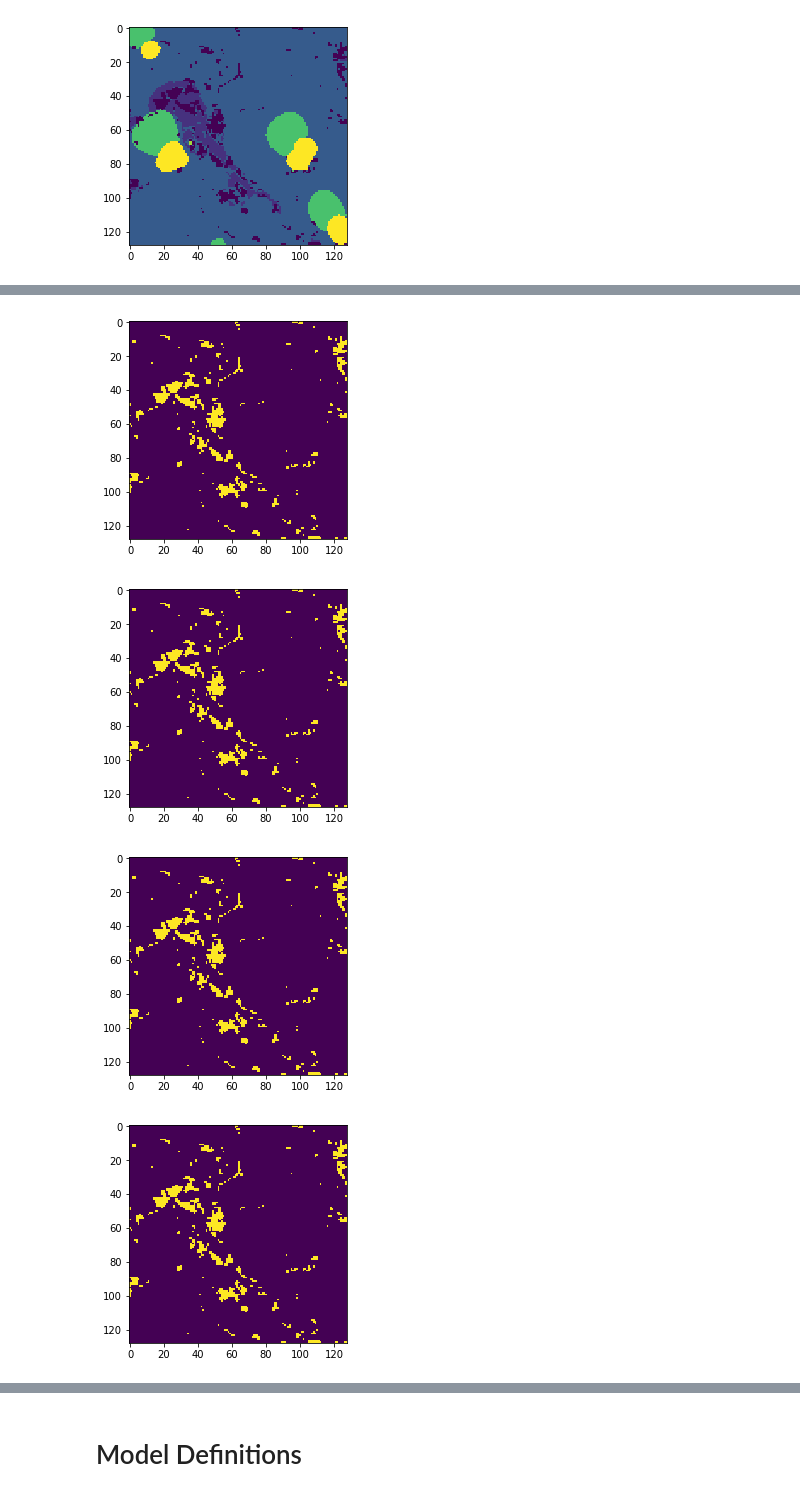
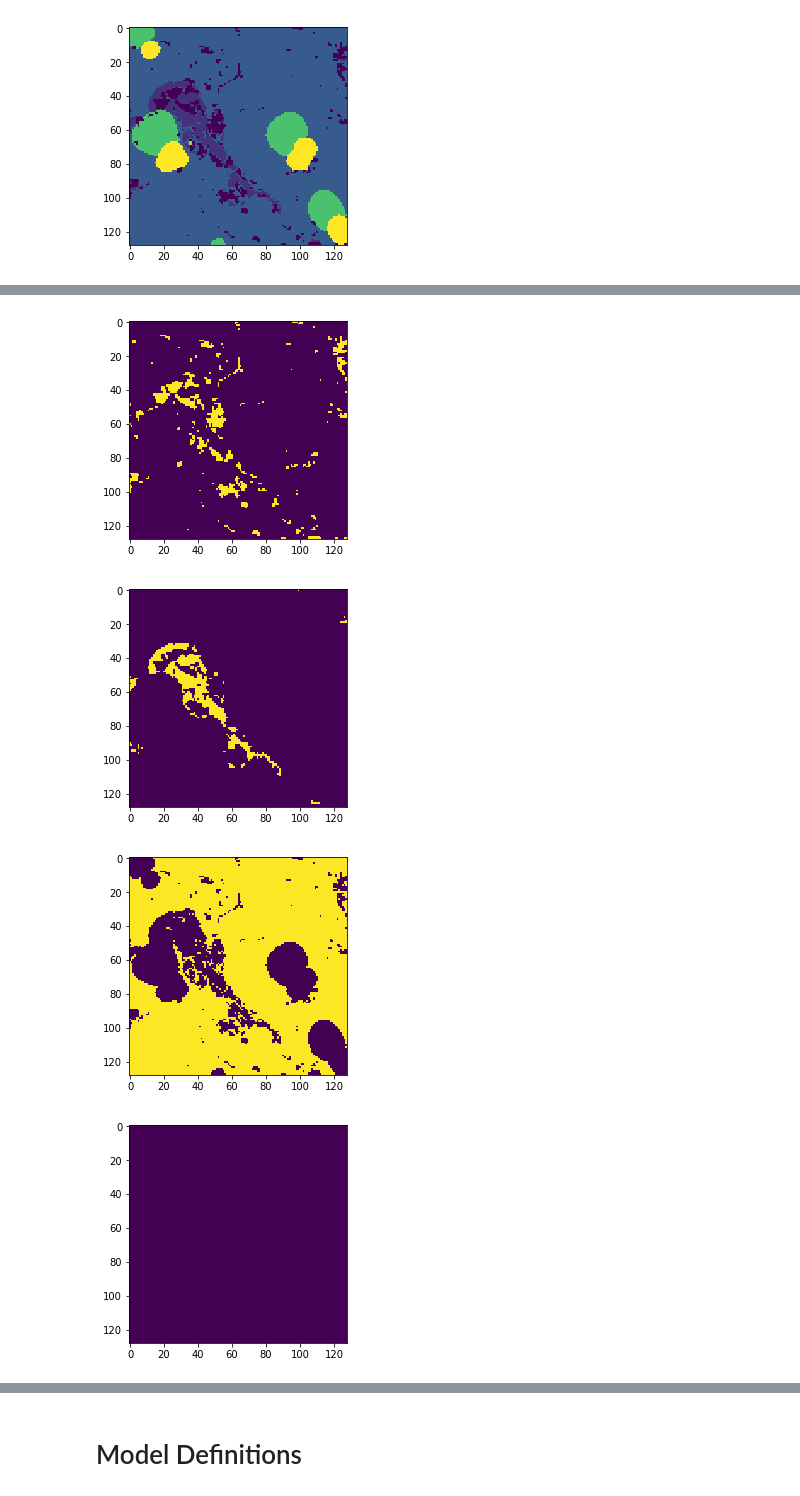
Before and after one commit to PrinceJavier/datos_segmentation, a Jupyter notebook: datos.model_train.ipynb, the cells around one changed output, grey strips where cells are left out. Cells and saved outputs as stored; diff of their text form; code cells hidden in the pictures.

```diff
--- a/datos.model_train.ipynb
+++ b/datos.model_train.ipynb
@@ -54,0 +119,20 @@ Counter({4: 32841983,
+# %%
+# distribution per layer
+
+for i in range(10):
+    mins = []
+    maxs = []
+    for j in range(feats_final.shape[0]):
+        vals = feats_final[j][:, :, i].flatten()
+        min_ = vals.min()
+        max_ = vals.max()
+
+        mins.append(min_)
+        maxs.append(max_)
+
+    f, ax = plt.subplots(1, 2, figsize=(10, 3))
+    ax[0].hist(mins)
+    ax[0].set_title(f'Mins for layer {i}')
+    ax[1].hist(maxs)
+    ax[1].set_title(f'Maxs for layer {i}')
+    plt.show()
@@ -66,12 +161,13 @@ plt.imshow(sample_label)
 <matplotlib.image.AxesImage at 0x...>
 [figure]
 # %%
-new_array = []
+def split_array(sample_label):
+    new_array = []
 
-for i in [0, 1, 2, 4, 5, 6, 7, 15]:
-    print(i)
-    layer = sample_label==i
-    layer = layer.astype(int)
-    new_array.append(layer)
-new_array = np.array(new_array)
-new_array.shape
+    for i in [0, 1, 2, 4, 5, 6, 7, 15]:
+        layer = sample_label==i
+        layer = layer.astype(int)
+        new_array.append(layer)
+    new_array = np.array(new_array)
+
+    return new_array
@@ -88,9 +174,10 @@ new_array.shape
 # %%
+sample_split = split_array(sample_label)
 for i in range(8):
-    plt.imshow(new_array[0])
+    plt.imshow(sample_split[i])
     plt.show()
 # %% [output]
 [figure]
-[figure, old version]
+[figure, new version]
-[figure, old version]
+[figure, new version]
-[figure, old version]
+[figure, new version]
```
Also changed, not shown: parts of 15 cells of this notebook.
